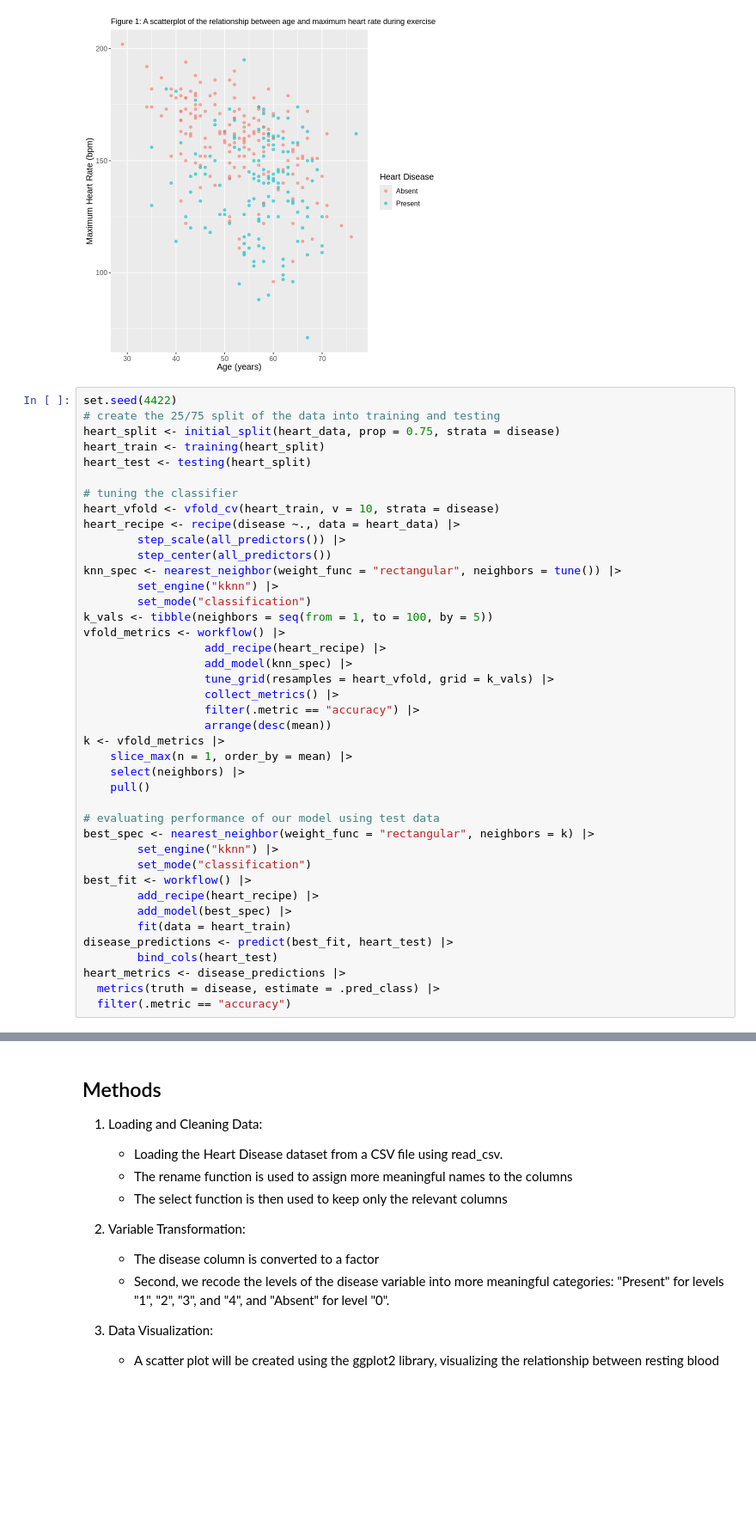
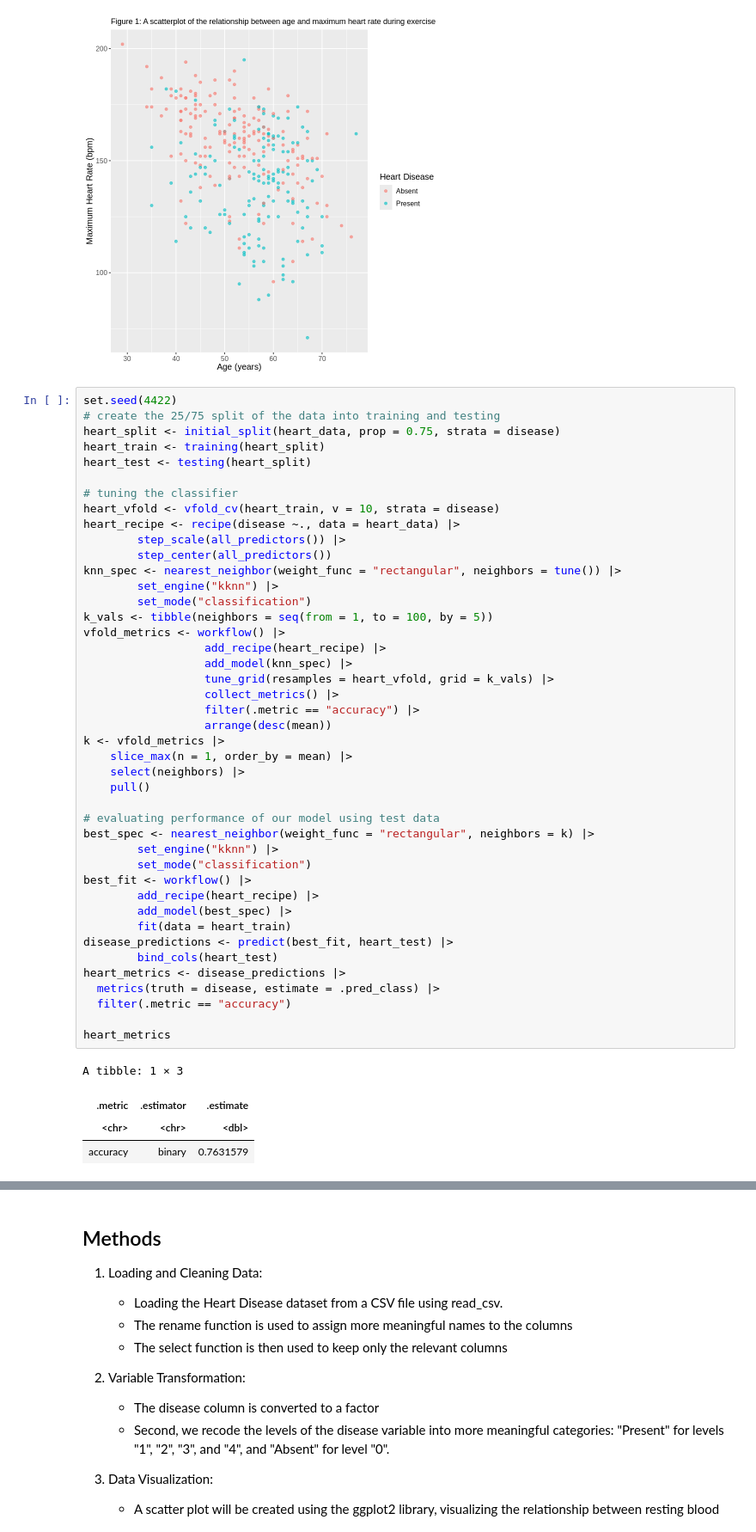
Before and after one commit to Isabella72/Group_project, a Jupyter notebook: Project Report.ipynb, the cells around one changed output, grey strips where cells are left out. Shown: that part at 86% size. Cells and saved outputs as stored; diff of their text form; blank space fills up the shorter version.

```diff
--- a/Project Report.ipynb
+++ b/Project Report.ipynb
@@ -87,30 +96,37 @@ heart_recipe <- recipe(disease ~., data = heart_data) |>
         step_center(all_predictors())
 knn_spec <- nearest_neighbor(weight_func = "rectangular", neighbors = tune()) |>
         set_engine("kknn") |>
         set_mode("classification")
 k_vals <- tibble(neighbors = seq(from = 1, to = 100, by = 5))
 vfold_metrics <- workflow() |>
                   add_recipe(heart_recipe) |>
                   add_model(knn_spec) |>
                   tune_grid(resamples = heart_vfold, grid = k_vals) |>
                   collect_metrics() |>
                   filter(.metric == "accuracy") |>
                   arrange(desc(mean))
 k <- vfold_metrics |>
     slice_max(n = 1, order_by = mean) |>
     select(neighbors) |>
     pull()
 
 # evaluating performance of our model using test data
 best_spec <- nearest_neighbor(weight_func = "rectangular", neighbors = k) |>
         set_engine("kknn") |>
         set_mode("classification")
 best_fit <- workflow() |>
         add_recipe(heart_recipe) |>
         add_model(best_spec) |>
         fit(data = heart_train)
 disease_predictions <- predict(best_fit, heart_test) |>
         bind_cols(heart_test)
 heart_metrics <- disease_predictions |>
   metrics(truth = disease, estimate = .pred_class) |>
   filter(.metric == "accuracy")
+
+heart_metrics
+# %% [output]
+A tibble: 1 × 3
+| .metric | .estimator | .estimate |
+| <chr> | <chr> | <dbl> |
+| accuracy | binary | 0.7631579 |
```
Also changed, not shown: parts of 4 cells of this notebook.
